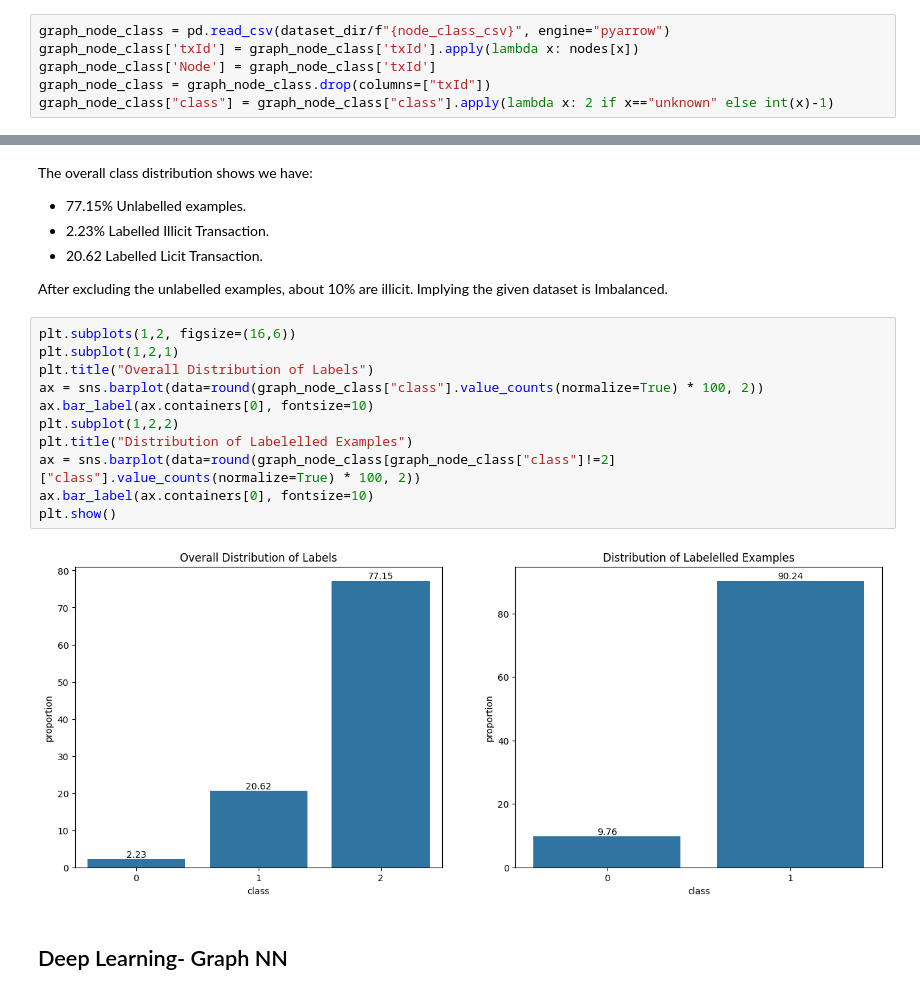
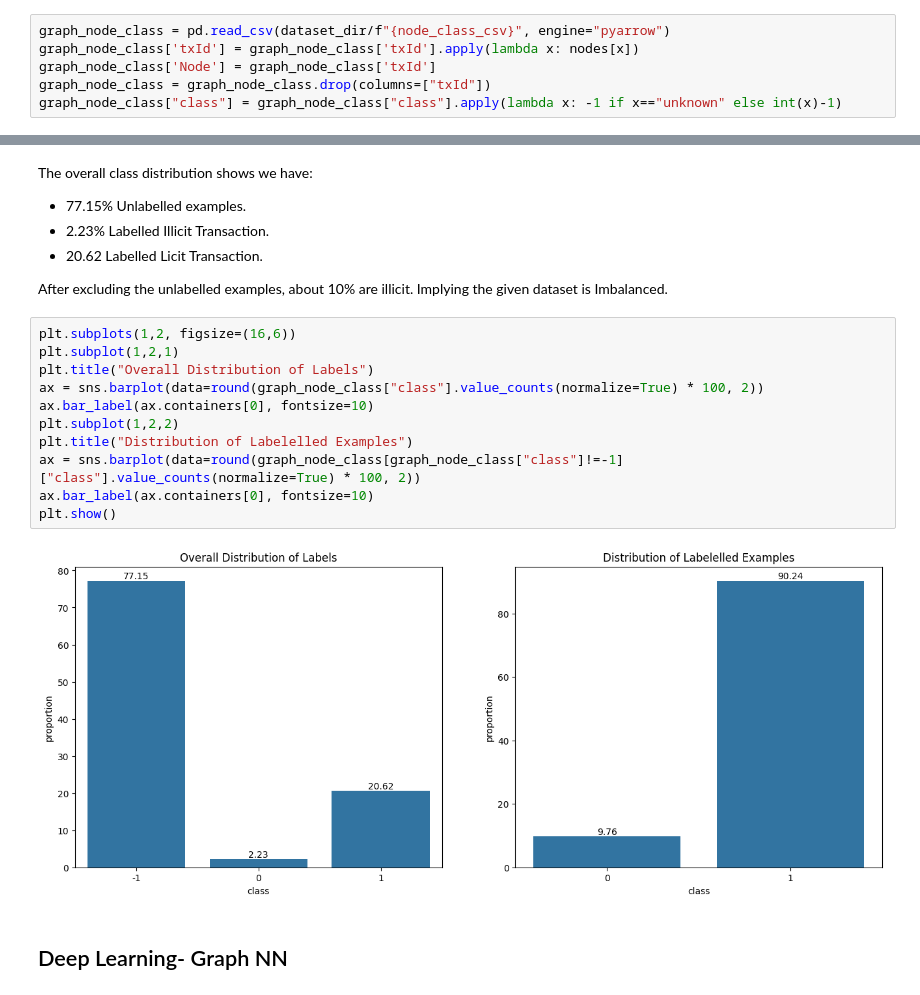
Before and after one commit to alenreuel/data_science_projects, a Jupyter notebook: bitcoin_GNN/notebook.ipynb, the cells around one changed output, grey strips where cells are left out. Drawn from its saved outputs; the diff is of its cells as text.

```diff
--- a/bitcoin_GNN/notebook.ipynb
+++ b/bitcoin_GNN/notebook.ipynb
@@ -204,7 +204,7 @@ graph_node_class = pd.read_csv(dataset_dir/f"{node_class_csv}", engine="pyarrow"
 graph_node_class['txId'] = graph_node_class['txId'].apply(lambda x: nodes[x])
 graph_node_class['Node'] = graph_node_class['txId']
 graph_node_class = graph_node_class.drop(columns=["txId"])
-graph_node_class["class"] = graph_node_class["class"].apply(lambda x: 2 if x=="unknown" else int(x)-1)
+graph_node_class["class"] = graph_node_class["class"].apply(lambda x: -1 if x=="unknown" else int(x)-1)
 # %%
 graph_node_class["class"].value_counts()
 # %% [output]
@@ -224,16 +224,16 @@ After excluding the unlabelled examples, about 10% are illicit. Implying the giv
 # %%
 plt.subplots(1,2, figsize=(16,6))
 plt.subplot(1,2,1)
 plt.title("Overall Distribution of Labels")
 ax = sns.barplot(data=round(graph_node_class["class"].value_counts(normalize=True) * 100, 2))
 ax.bar_label(ax.containers[0], fontsize=10)
 plt.subplot(1,2,2)
 plt.title("Distribution of Labelelled Examples")
-ax = sns.barplot(data=round(graph_node_class[graph_node_class["class"]!=2]["class"].value_counts(normalize=True) * 100, 2))
+ax = sns.barplot(data=round(graph_node_class[graph_node_class["class"]!=-1]["class"].value_counts(normalize=True) * 100, 2))
 ax.bar_label(ax.containers[0], fontsize=10)
 plt.show()
 # %% [output]
-[figure, old version]
+[figure, new version]
 # %% [markdown]
 ## Deep Learning- Graph NN
 # %% [markdown]
```
Also changed, not shown: parts of 6 cells of this notebook.
